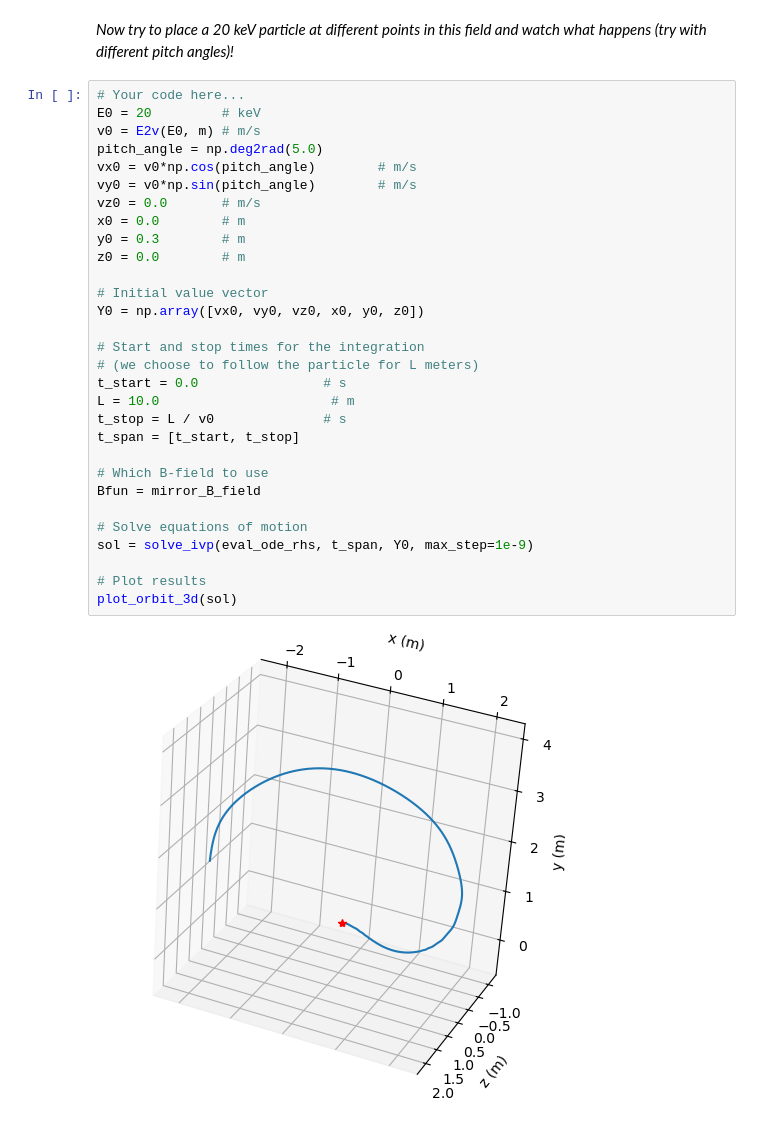
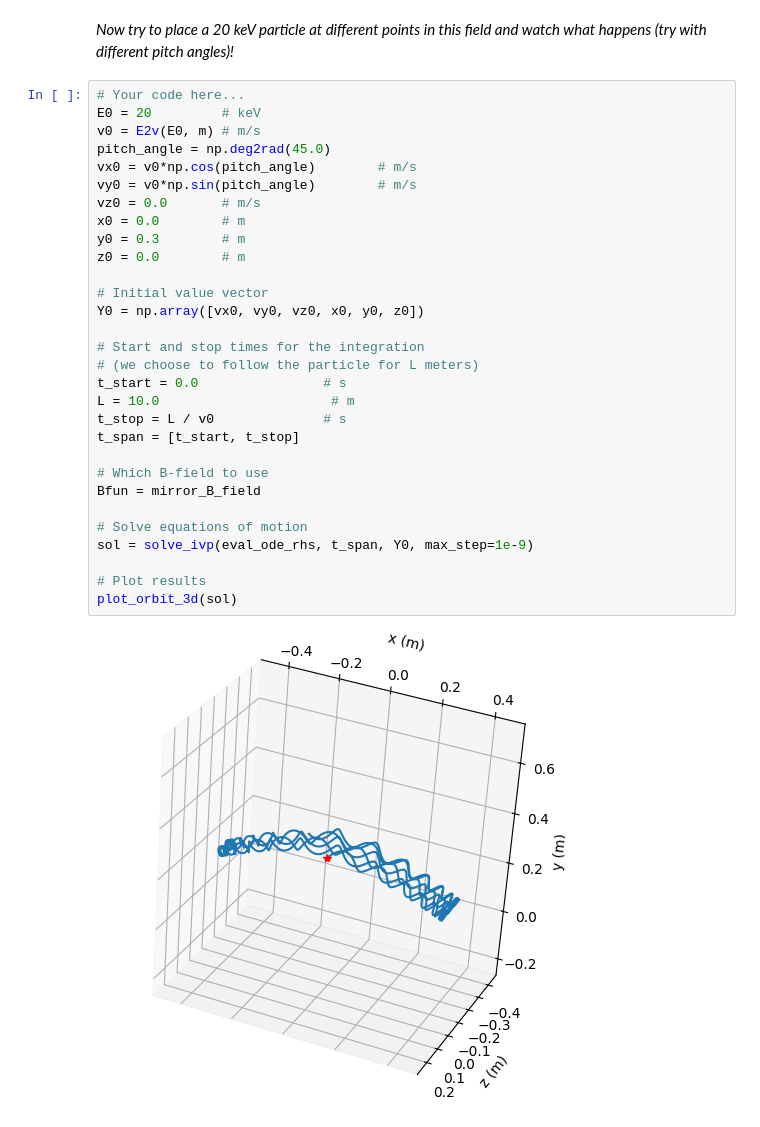
Before and after one commit to jacob-eri/plasma-orbit-tutorial, a Jupyter notebook: tutorial2_solutions.ipynb, the cells around one changed output. Saved outputs shown, nothing was run; the diff lists cells and outputs as text.

```diff
--- a/tutorial2_solutions.ipynb
+++ b/tutorial2_solutions.ipynb
@@ -266,35 +274,35 @@ Text(0, 0.5, 'y (m)')
 # %%
 # Your code here...
 E0 = 20         # keV
 v0 = E2v(E0, m) # m/s
-pitch_angle = np.deg2rad(5.0)
+pitch_angle = np.deg2rad(45.0)
 vx0 = v0*np.cos(pitch_angle)        # m/s
 vy0 = v0*np.sin(pitch_angle)        # m/s
 vz0 = 0.0       # m/s
 x0 = 0.0        # m
 y0 = 0.3        # m
 z0 = 0.0        # m
 
 # Initial value vector
 Y0 = np.array([vx0, vy0, vz0, x0, y0, z0])
 
 # Start and stop times for the integration
 # (we choose to follow the particle for L meters)
 t_start = 0.0                # s
 L = 10.0                      # m
 t_stop = L / v0              # s
 t_span = [t_start, t_stop]
 
 # Which B-field to use
 Bfun = mirror_B_field
 
 # Solve equations of motion
 sol = solve_ivp(eval_ode_rhs, t_span, Y0, max_step=1e-9)
 
 # Plot results
 plot_orbit_3d(sol)
 # %% [output]
-[figure, old version]
+[figure, new version]
 # %%
 # Plot 2D projection
 plt.figure('Mirror 2D proj')
```
Also changed, not shown: parts of 5 cells of this notebook.
